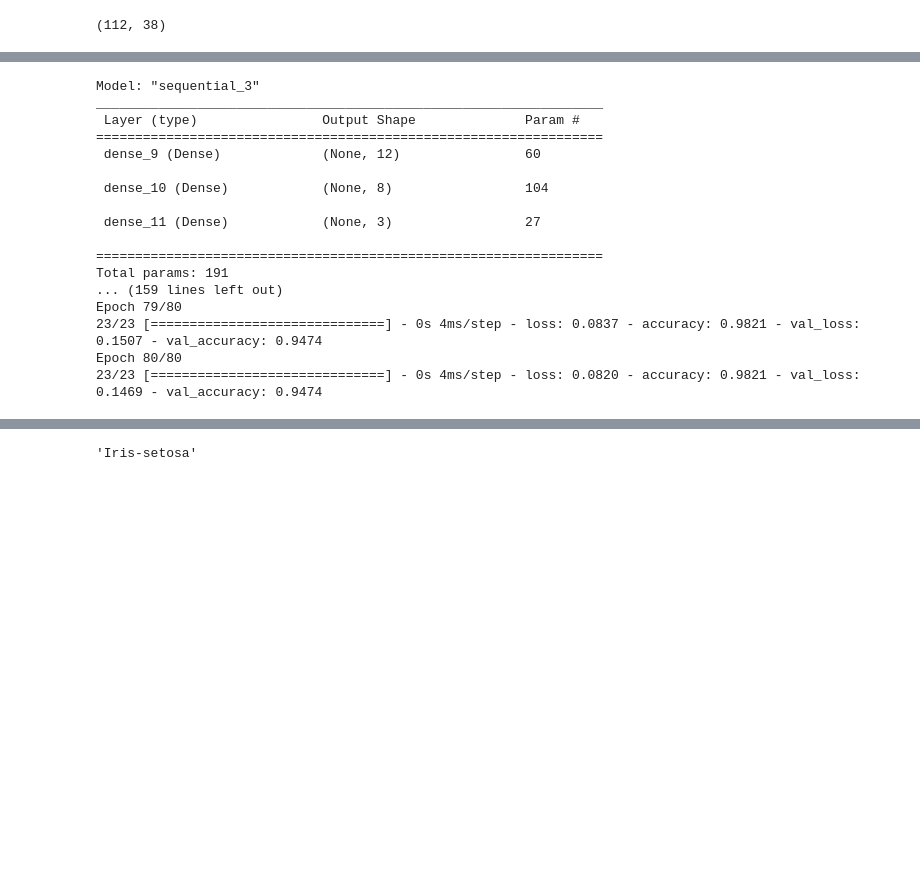
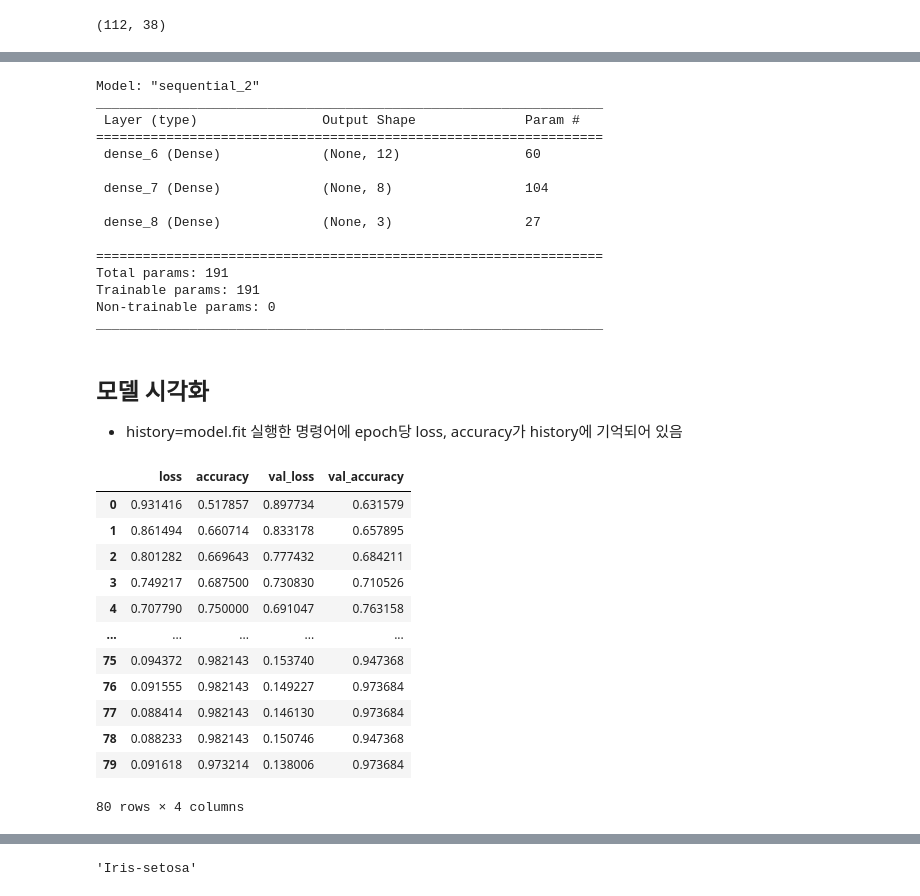
Before and after one commit to dlsco123/deeplearning, a Jupyter notebook: [DL]Iris.ipynb, the cells around one changed output, grey strips where cells are left out. Saved outputs shown, nothing was run; the diff lists cells and outputs as text; code cells hidden in the pictures; blank space fills up the shorter version.

```diff
--- a/[DL]Iris.ipynb
+++ b/[DL]Iris.ipynb
@@ -62,7 +62,4 @@ inNum=np.shape(X)[1]
 # %%
-from tensorflow.keras.models import Sequential
-from tensorflow.keras.layers import Dense
-
 # 모델 설정
 model = Sequential()
 model.add(Dense(12,  input_dim=4, activation='relu')) # x값이4개 w(4)+b(1)=5개파람 *  12개=>60개
@@ -73,28 +70,55 @@ model.summary()
 # 모델 컴파일
 hist=model.compile(loss='categorical_crossentropy', optimizer='adam', metrics=['accuracy'])
 
+# 에포크 당 w,b를 레이어층에 맞추어서 저장
+# modelpath는 폴더 없으면 생성됨
+
+modelpath="c:/data/model/iris/{epoch:02d}-{val_accuracy:.4f}.hdf5"
+checkpointer = ModelCheckpoint(filepath=modelpath, verbose=0) # 기본 값이 0임
+
 # 모델 실행
 # 전체112개(150개중75%의)의 데이터셋, 배치5 총 (112/5)=> 23회의 배치작업이 이루어짐. 배치23회*에포크80회=총 1840회의 optimizer='adam'작업이 이루어짐
 # 배치에서는 w,b갱신만하고 총배치가 다끝나는 1에포크에서 생성된 w,b값을  validation_data에 넣어서 확인함
 history=model.fit(X_train, y_train,
-                  epochs=80,
-                  batch_size=5,
-                  validation_data=(X_test, y_test))
+                    epochs=80,
+                    batch_size=5,
+                    verbose=0,             # 기본 값이 1임
+                    validation_data=(X_test, y_test),
+                    callbacks=[checkpointer])
 # %% [output]
-Model: "sequential_3"
+Model: "sequential_2"
 _________________________________________________________________
  Layer (type)                Output Shape              Param #
 =================================================================
- dense_9 (Dense)             (None, 12)                60
+ dense_6 (Dense)             (None, 12)                60
 
- dense_10 (Dense)            (None, 8)                 104
+ dense_7 (Dense)             (None, 8)                 104
 
- dense_11 (Dense)            (None, 3)                 27
+ dense_8 (Dense)             (None, 3)                 27
 
 =================================================================
 Total params: 191
-... (159 lines left out)
-Epoch 79/80
-23/23 [==============================] - 0s 4ms/step - loss: 0.0837 - accuracy: 0.9821 - val_loss: 0.1507 - val_accuracy: 0.9474
-Epoch 80/80
-23/23 [==============================] - 0s 4ms/step - loss: 0.0820 - accuracy: 0.9821 - val_loss: 0.1469 - val_accuracy: 0.9474
+Trainable params: 191
+Non-trainable params: 0
+_________________________________________________________________
+# %% [markdown]
+## 모델 시각화
+ - history=model.fit 실행한 명령어에 epoch당 loss, accuracy가 history에 기억되어 있음
+# %%
+# history에 저장된 학습 결과를 확인해 보겠습니다.
+hist_df=pd.DataFrame(history.history)
+hist_df
+# %% [output]
+|  | loss | accuracy | val_loss | val_accuracy |
+| 0 | 0.931416 | 0.517857 | 0.897734 | 0.631579 |
+| 1 | 0.861494 | 0.660714 | 0.833178 | 0.657895 |
+| 2 | 0.801282 | 0.669643 | 0.777432 | 0.684211 |
+| 3 | 0.749217 | 0.687500 | 0.730830 | 0.710526 |
+| 4 | 0.707790 | 0.750000 | 0.691047 | 0.763158 |
+| ... | ... | ... | ... | ... |
+| 75 | 0.094372 | 0.982143 | 0.153740 | 0.947368 |
+| 76 | 0.091555 | 0.982143 | 0.149227 | 0.973684 |
+| 77 | 0.088414 | 0.982143 | 0.146130 | 0.973684 |
+| 78 | 0.088233 | 0.982143 | 0.150746 | 0.947368 |
+| 79 | 0.091618 | 0.973214 | 0.138006 | 0.973684 |
+80 rows × 4 columns
```
Also changed, not shown: parts of 20 cells of this notebook, 2 other files.
